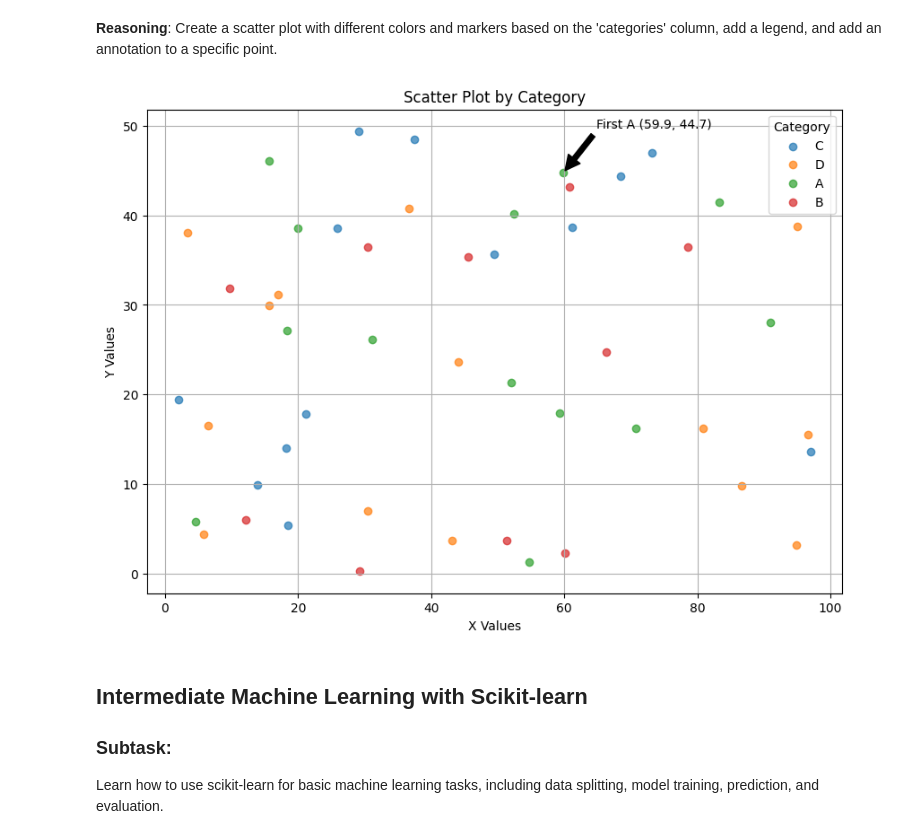
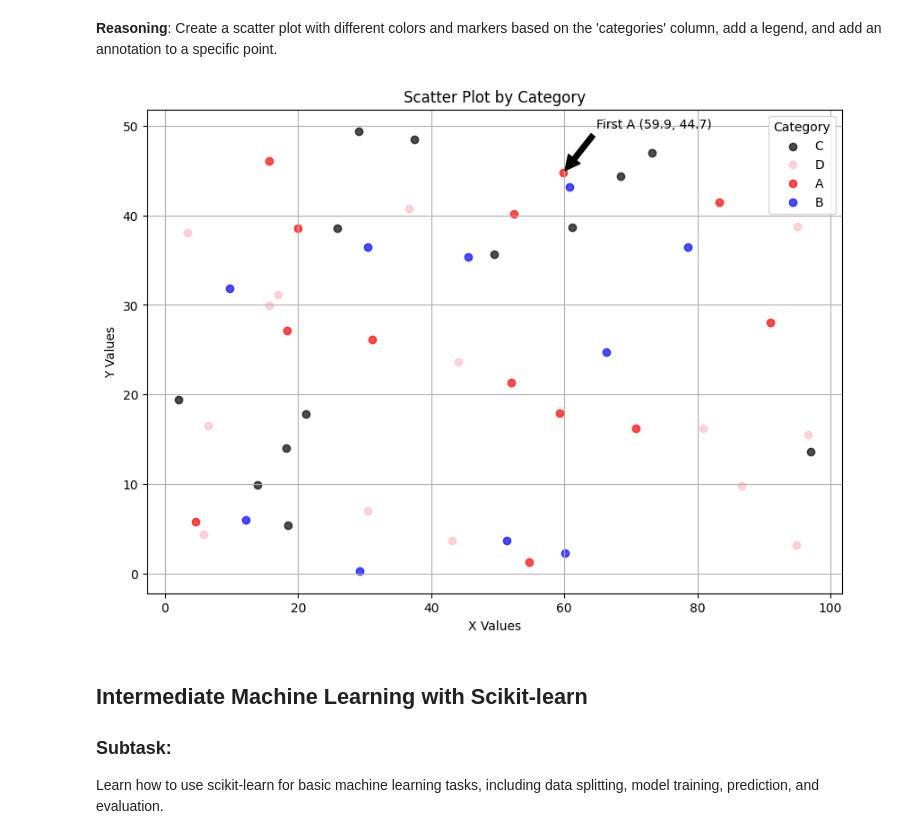
Before and after one commit to AI-Junction/Learn-ML, a Jupyter notebook: LearnPandasPart3.ipynb, the cells around one changed output. Drawn from its saved outputs; the diff is of its cells as text; code cells hidden in the pictures.

```diff
--- a/LearnPandasPart3.ipynb
+++ b/LearnPandasPart3.ipynb
@@ -672,38 +782,46 @@ Demonstrate further customization options like changing colors, markers, line st
 # %% [markdown]
 **Reasoning**:
 Create a scatter plot with different colors and markers based on the 'categories' column, add a legend, and add an annotation to a specific point.
+# %%
+#df_sample
+df_sample['categories'].unique()
+#categories = ['A', 'B', 'C']
+categories = df_sample['categories'].unique()
+colors = {'A': 'red', 'B':'blue','C':'black','D':'pink'}
 # %%
 # Scatter plot with customization and legend
 plt.figure(figsize=(10, 7))
 
+
 # Plot data for each category
 for category in df_sample['categories'].unique():
     subset = df_sample[df_sample['categories'] == category]
-    plt.scatter(subset['x_values'], subset['y_values'], label=category, alpha=0.7)
+    plt.scatter(subset['x_values'], subset['y_values'], label=category, color=colors[category], alpha=0.7)
+
 
 # Add title and labels
 plt.title('Scatter Plot by Category')
 plt.xlabel('X Values')
 plt.ylabel('Y Values')
 
 # Add legend
 plt.legend(title='Category')
 
 # Add grid
 plt.grid(True)
 
 # Add an annotation to a specific point (e.g., the first point of category 'A')
 first_A = df_sample[df_sample['categories'] == 'A'].iloc[0]
 plt.annotate(f'First A ({first_A["x_values"]:.1f}, {first_A["y_values"]:.1f})',
              xy=(first_A['x_values'], first_A['y_values']),
              xytext=(first_A['x_values'] + 5, first_A['y_values'] + 5),
              arrowprops=dict(facecolor='black', shrink=0.05))
 
 
 # Display the plot
 plt.show()
 # %% [output]
-[figure, old version]
+[figure, new version]
 # %% [markdown]
 ## Intermediate Machine Learning with Scikit-learn
 
```
Also changed, not shown: parts of 11 cells of this notebook.
